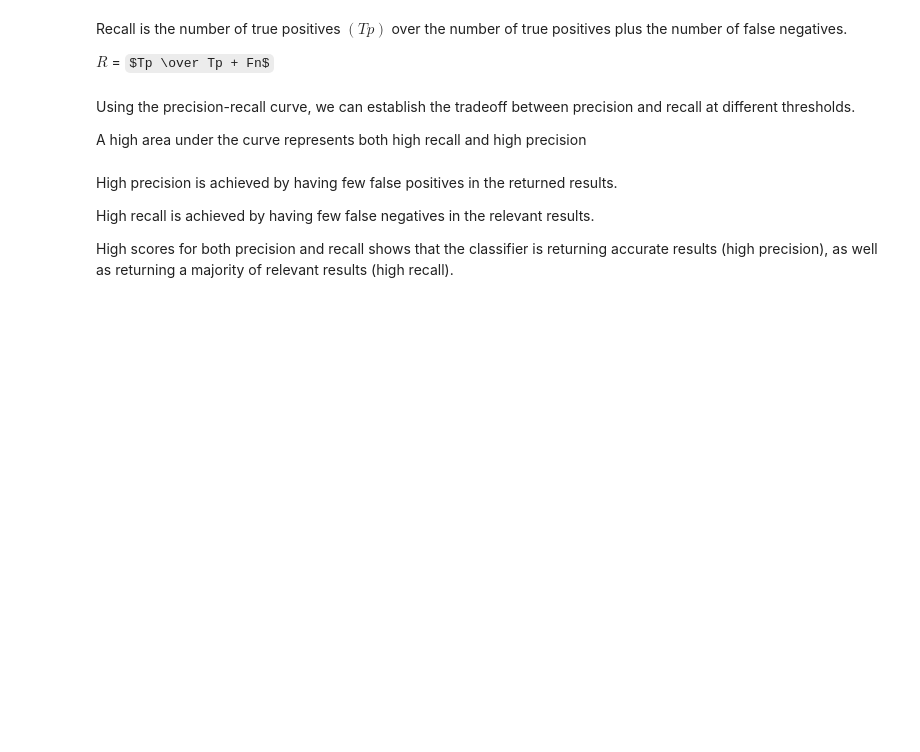
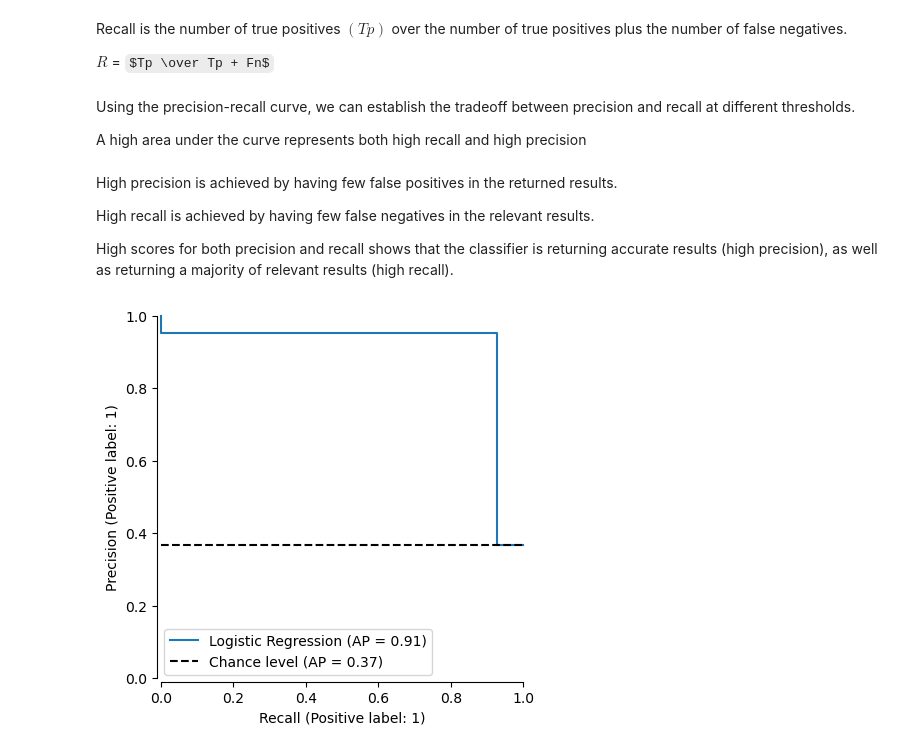
Before and after one commit to FRANKSADWAR/Brazil_Ecommerce, a Jupyter notebook: Supervised Learning Premier.ipynb, the cells around one changed output. Drawn from its saved outputs; the diff is of its cells as text; code cells hidden in the pictures; some formulas as TeX source; blank space fills up the shorter version.

Commit message:
precision and recall

```diff
--- a/Supervised Learning Premier.ipynb
+++ b/Supervised Learning Premier.ipynb
@@ -719,3 +719,12 @@ High recall is achieved by having few false negatives in the relevant results.
 High scores for both precision and recall shows that the classifier is returning accurate results (high precision), as well as returning a majority of relevant results (high recall).
 # %%
 from sklearn.metrics import PrecisionRecallDisplay
+# %%
+display = PrecisionRecallDisplay.from_predictions(
+    y_test, y_preds,
+    name = "Logistic Regression",
+    plot_chance_level=True,
+    despine = True
+)
+# %% [output]
+[figure, added]
```
